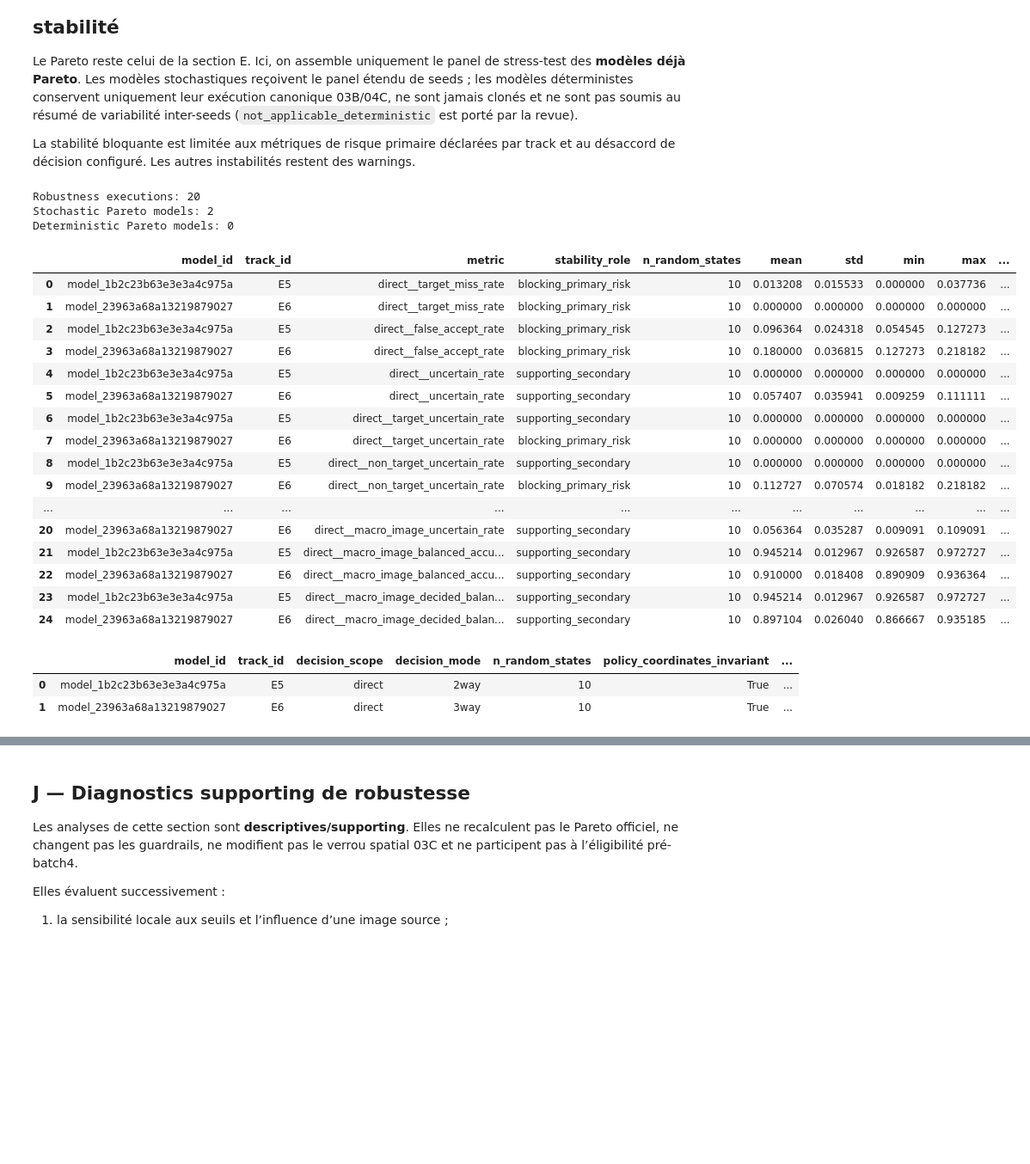
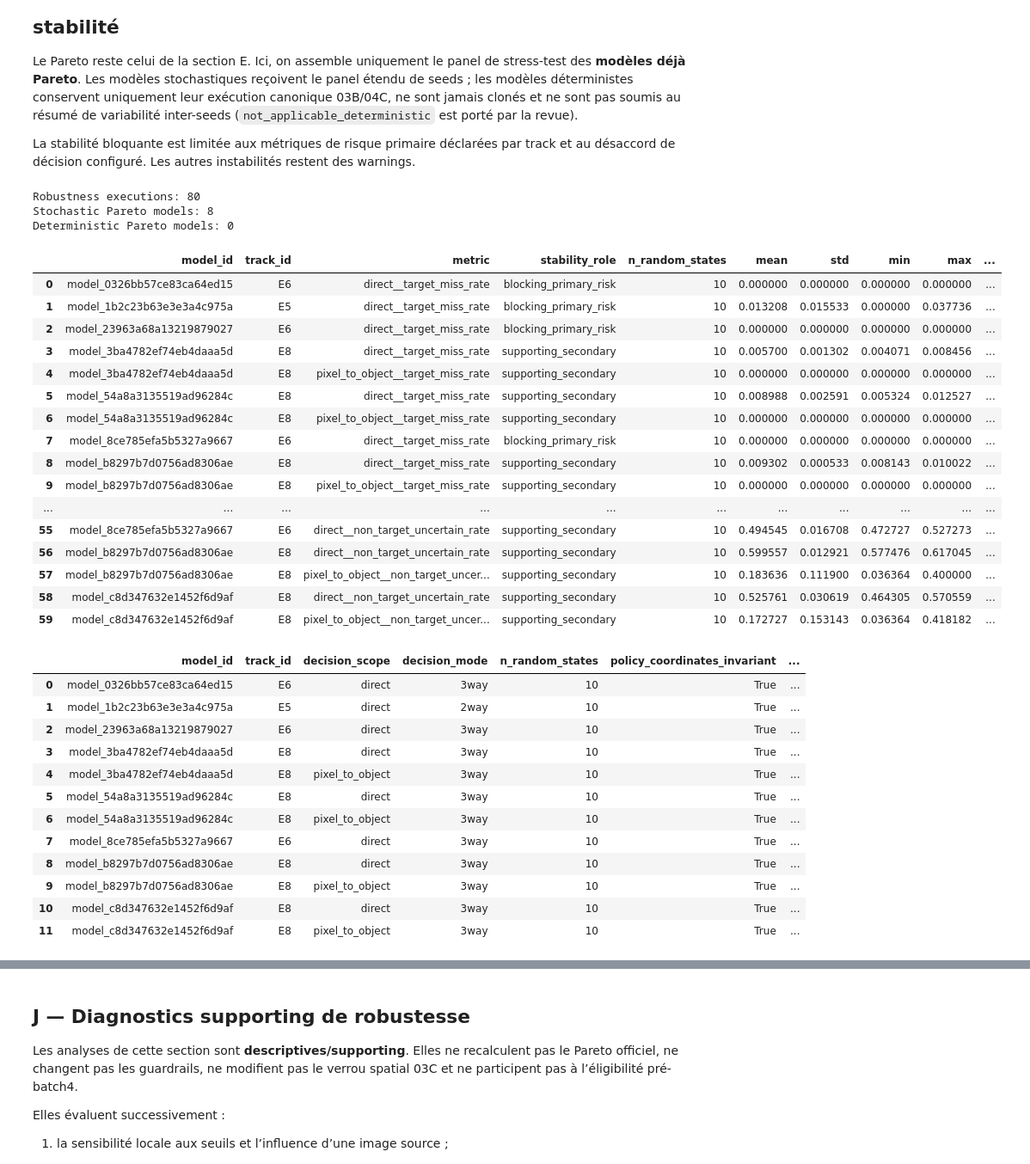
Before and after one commit to alixgrg/hsi_nuts, a Jupyter notebook: notebooks/05_simca_validation_robustness.ipynb, the cells around one changed output, grey strips where cells are left out. Shown at 86% size. Drawn from its saved outputs; the diff is of its cells as text; code cells hidden in the pictures; blank space fills up the shorter version.

```diff
--- a/notebooks/05_simca_validation_robustness.ipynb
+++ b/notebooks/05_simca_validation_robustness.ipynb
@@ -981,7 +1048,7 @@ stability_summary_df = summarize_random_state_stability_metrics(
 threshold_stability_df = build_threshold_stability_diagnostics(
     robustness_seed_thresholds_df,
     robustness_validation_executions_df,
-    raise_on_policy_drift=True,
+    raise_on_policy_drift=False,
 )
 
 # Non-regression checks requested by the 05 contract.
@@ -1089,51 +1156,61 @@ display(
             if column in stability_summary_df.columns
         ]
     ].head(60)
 )
 display(
     threshold_stability_df[
         [
             column
             for column in (
                 "model_id",
                 "track_id",
                 "decision_scope",
                 "decision_mode",
                 "n_random_states",
                 "policy_coordinates_invariant",
                 "fixed_numeric_threshold_invariant",
                 "threshold_center_range",
                 "uncertainty_band_width_mean",
                 "band_width_cv",
                 "center_range_over_mean_width",
                 "numeric_stability_warning",
                 "stability_status",
             )
             if column in threshold_stability_df.columns
         ]
     ].head(60)
 )
 # %% [output]
-Robustness executions: 20
-Stochastic Pareto models: 2
+Robustness executions: 80
+Stochastic Pareto models: 8
 Deterministic Pareto models: 0
 |  | model_id | track_id | metric | stability_role | n_random_states | mean | std | min | max | ... |
-| 0 | model_1b2c23b63e3e3a4c975a | E5 | direct__target_miss_rate | blocking_primary_risk | 10 | 0.013208 | 0.015533 | 0.000000 | 0.037736 | ... |
-| 1 | model_23963a68a13219879027 | E6 | direct__target_miss_rate | blocking_primary_risk | 10 | 0.000000 | 0.000000 | 0.000000 | 0.000000 | ... |
-| 2 | model_1b2c23b63e3e3a4c975a | E5 | direct__false_accept_rate | blocking_primary_risk | 10 | 0.096364 | 0.024318 | 0.054545 | 0.127273 | ... |
-| 3 | model_23963a68a13219879027 | E6 | direct__false_accept_rate | blocking_primary_risk | 10 | 0.180000 | 0.036815 | 0.127273 | 0.218182 | ... |
-| 4 | model_1b2c23b63e3e3a4c975a | E5 | direct__uncertain_rate | supporting_secondary | 10 | 0.000000 | 0.000000 | 0.000000 | 0.000000 | ... |
-| 5 | model_23963a68a13219879027 | E6 | direct__uncertain_rate | supporting_secondary | 10 | 0.057407 | 0.035941 | 0.009259 | 0.111111 | ... |
-| 6 | model_1b2c23b63e3e3a4c975a | E5 | direct__target_uncertain_rate | supporting_secondary | 10 | 0.000000 | 0.000000 | 0.000000 | 0.000000 | ... |
-| 7 | model_23963a68a13219879027 | E6 | direct__target_uncertain_rate | blocking_primary_risk | 10 | 0.000000 | 0.000000 | 0.000000 | 0.000000 | ... |
-| 8 | model_1b2c23b63e3e3a4c975a | E5 | direct__non_target_uncertain_rate | supporting_secondary | 10 | 0.000000 | 0.000000 | 0.000000 | 0.000000 | ... |
-| 9 | model_23963a68a13219879027 | E6 | direct__non_target_uncertain_rate | blocking_primary_risk | 10 | 0.112727 | 0.070574 | 0.018182 | 0.218182 | ... |
+| 0 | model_0326bb57ce83ca64ed15 | E6 | direct__target_miss_rate | blocking_primary_risk | 10 | 0.000000 | 0.000000 | 0.000000 | 0.000000 | ... |
+| 1 | model_1b2c23b63e3e3a4c975a | E5 | direct__target_miss_rate | blocking_primary_risk | 10 | 0.013208 | 0.015533 | 0.000000 | 0.037736 | ... |
+| 2 | model_23963a68a13219879027 | E6 | direct__target_miss_rate | blocking_primary_risk | 10 | 0.000000 | 0.000000 | 0.000000 | 0.000000 | ... |
+| 3 | model_3ba4782ef74eb4daaa5d | E8 | direct__target_miss_rate | supporting_secondary | 10 | 0.005700 | 0.001302 | 0.004071 | 0.008456 | ... |
+| 4 | model_3ba4782ef74eb4daaa5d | E8 | pixel_to_object__target_miss_rate | supporting_secondary | 10 | 0.000000 | 0.000000 | 0.000000 | 0.000000 | ... |
+| 5 | model_54a8a3135519ad96284c | E8 | direct__target_miss_rate | supporting_secondary | 10 | 0.008988 | 0.002591 | 0.005324 | 0.012527 | ... |
+| 6 | model_54a8a3135519ad96284c | E8 | pixel_to_object__target_miss_rate | supporting_secondary | 10 | 0.000000 | 0.000000 | 0.000000 | 0.000000 | ... |
+| 7 | model_8ce785efa5b5327a9667 | E6 | direct__target_miss_rate | blocking_primary_risk | 10 | 0.000000 | 0.000000 | 0.000000 | 0.000000 | ... |
+| 8 | model_b8297b7d0756ad8306ae | E8 | direct__target_miss_rate | supporting_secondary | 10 | 0.009302 | 0.000533 | 0.008143 | 0.010022 | ... |
+| 9 | model_b8297b7d0756ad8306ae | E8 | pixel_to_object__target_miss_rate | supporting_secondary | 10 | 0.000000 | 0.000000 | 0.000000 | 0.000000 | ... |
 | ... | ... | ... | ... | ... | ... | ... | ... | ... | ... | ... |
-| 20 | model_23963a68a13219879027 | E6 | direct__macro_image_uncertain_rate | supporting_secondary | 10 | 0.056364 | 0.035287 | 0.009091 | 0.109091 | ... |
-| 21 | model_1b2c23b63e3e3a4c975a | E5 | direct__macro_image_balanced_accu... | supporting_secondary | 10 | 0.945214 | 0.012967 | 0.926587 | 0.972727 | ... |
-| 22 | model_23963a68a13219879027 | E6 | direct__macro_image_balanced_accu... | supporting_secondary | 10 | 0.910000 | 0.018408 | 0.890909 | 0.936364 | ... |
-| 23 | model_1b2c23b63e3e3a4c975a | E5 | direct__macro_image_decided_balan... | supporting_secondary | 10 | 0.945214 | 0.012967 | 0.926587 | 0.972727 | ... |
-| 24 | model_23963a68a13219879027 | E6 | direct__macro_image_decided_balan... | supporting_secondary | 10 | 0.897104 | 0.026040 | 0.866667 | 0.935185 | ... |
+| 55 | model_8ce785efa5b5327a9667 | E6 | direct__non_target_uncertain_rate | supporting_secondary | 10 | 0.494545 | 0.016708 | 0.472727 | 0.527273 | ... |
+| 56 | model_b8297b7d0756ad8306ae | E8 | direct__non_target_uncertain_rate | supporting_secondary | 10 | 0.599557 | 0.012921 | 0.577476 | 0.617045 | ... |
+| 57 | model_b8297b7d0756ad8306ae | E8 | pixel_to_object__non_target_uncer... | supporting_secondary | 10 | 0.183636 | 0.111900 | 0.036364 | 0.400000 | ... |
+| 58 | model_c8d347632e1452f6d9af | E8 | direct__non_target_uncertain_rate | supporting_secondary | 10 | 0.525761 | 0.030619 | 0.464305 | 0.570559 | ... |
+| 59 | model_c8d347632e1452f6d9af | E8 | pixel_to_object__non_target_uncer... | supporting_secondary | 10 | 0.172727 | 0.153143 | 0.036364 | 0.418182 | ... |
 |  | model_id | track_id | decision_scope | decision_mode | n_random_states | policy_coordinates_invariant | ... |
-| 0 | model_1b2c23b63e3e3a4c975a | E5 | direct | 2way | 10 | True | ... |
-| 1 | model_23963a68a13219879027 | E6 | direct | 3way | 10 | True | ... |
+| 0 | model_0326bb57ce83ca64ed15 | E6 | direct | 3way | 10 | True | ... |
+| 1 | model_1b2c23b63e3e3a4c975a | E5 | direct | 2way | 10 | True | ... |
+| 2 | model_23963a68a13219879027 | E6 | direct | 3way | 10 | True | ... |
+| 3 | model_3ba4782ef74eb4daaa5d | E8 | direct | 3way | 10 | True | ... |
+| 4 | model_3ba4782ef74eb4daaa5d | E8 | pixel_to_object | 3way | 10 | True | ... |
+| 5 | model_54a8a3135519ad96284c | E8 | direct | 3way | 10 | True | ... |
+| 6 | model_54a8a3135519ad96284c | E8 | pixel_to_object | 3way | 10 | True | ... |
+| 7 | model_8ce785efa5b5327a9667 | E6 | direct | 3way | 10 | True | ... |
+| 8 | model_b8297b7d0756ad8306ae | E8 | direct | 3way | 10 | True | ... |
+| 9 | model_b8297b7d0756ad8306ae | E8 | pixel_to_object | 3way | 10 | True | ... |
+| 10 | model_c8d347632e1452f6d9af | E8 | direct | 3way | 10 | True | ... |
+| 11 | model_c8d347632e1452f6d9af | E8 | pixel_to_object | 3way | 10 | True | ... |
```
Also changed, not shown: parts of 14 cells of this notebook, 15 other files.
